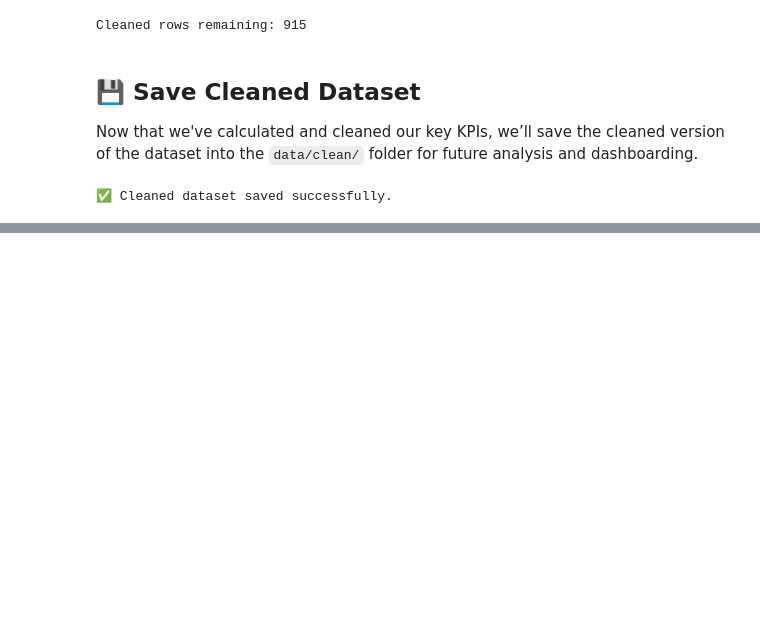
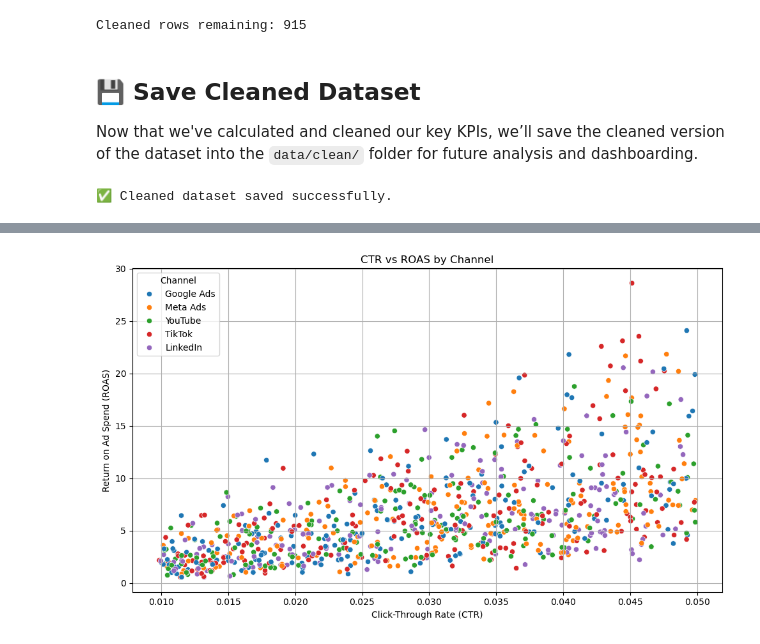
Before and after one commit to giorgidzebisashvili4/media-spend-optimization, a Jupyter notebook: notebooks/media_analysis_eda.ipynb, the cells around one changed output, grey strips where cells are left out. Drawn from its saved outputs; the diff is of its cells as text; code cells hidden in the pictures; blank space fills up the shorter version.

```diff
--- a/notebooks/media_analysis_eda.ipynb
+++ b/notebooks/media_analysis_eda.ipynb
@@ -180,0 +245,12 @@ print("✅ Cleaned dataset saved successfully.")
+# %%
+plt.figure(figsize=(10, 6))
+sns.scatterplot(x='CTR', y='ROAS', hue='Channel', data=df, palette='tab10')
+plt.title('CTR vs ROAS by Channel')
+plt.xlabel('Click-Through Rate (CTR)')
+plt.ylabel('Return on Ad Spend (ROAS)')
+plt.grid(True)
+plt.tight_layout()
+plt.savefig('../images/ctr_vs_roas.png', dpi=300)
+plt.show()
+# %% [output]
+[figure, added]
```
Also changed, not shown: parts of 7 cells of this notebook, 2 other files.
